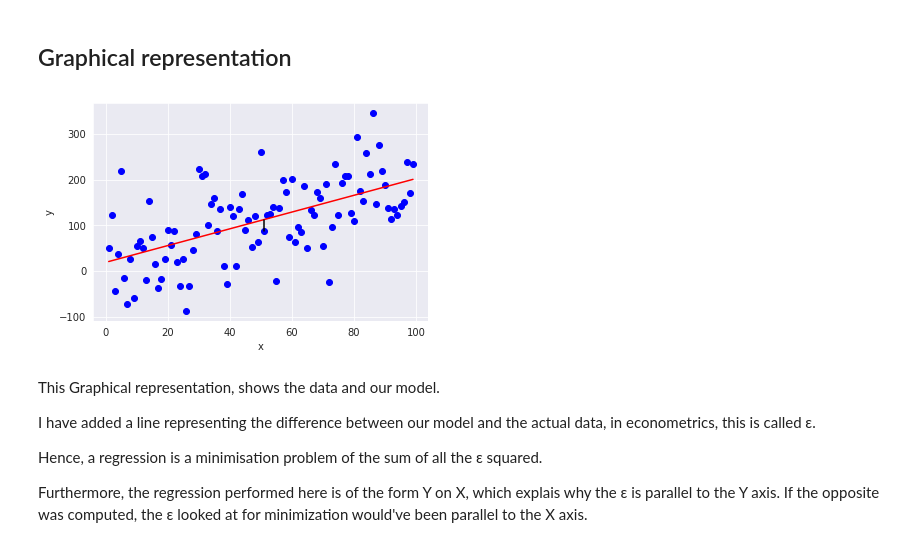
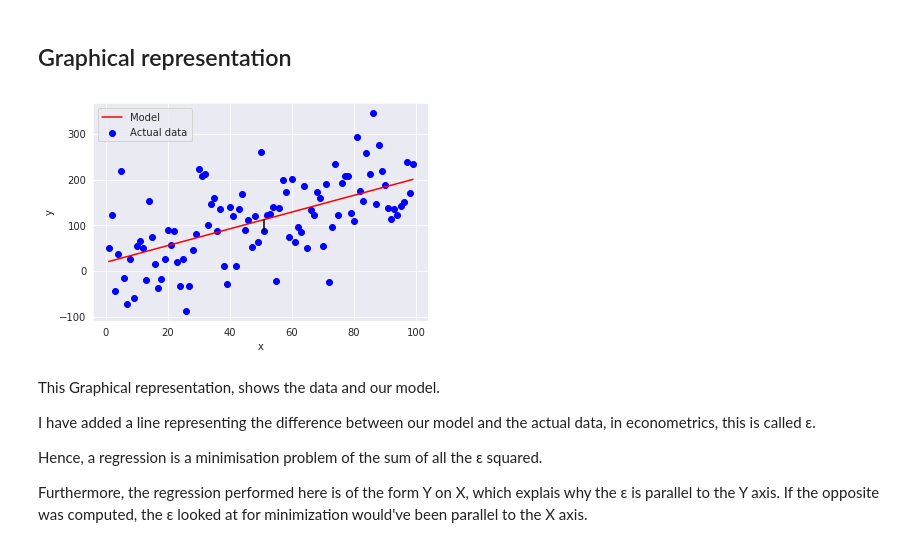
Before and after one commit to KelianF/MachineLearning, a Jupyter notebook: Supervised/Linear_Regression.ipynb, the cells around one changed output. Saved outputs shown, nothing was run; the diff lists cells and outputs as text; code cells hidden in the pictures.

```diff
--- a/Supervised/Linear_Regression.ipynb
+++ b/Supervised/Linear_Regression.ipynb
@@ -47,14 +49,15 @@ R2 is: 0.35
 # %% [markdown]
 ## Graphical representation
 # %%
-plt.scatter(x,y, color='blue')
-plt.plot(x,y_hat, color='red')
+plt.scatter(x,y, color='blue', label ='Actual data')
+plt.plot(x,y_hat, color='red', label ='Model')
 plt.plot((x[50],x[50]) ,(y[50], y_hat[50]), color='black')
 plt.xlabel('x')
 plt.ylabel('y')
+plt.legend()
 plt.show()
 # %% [output]
-[figure, old version]
+[figure, new version]
 # %% [markdown]
 This Graphical representation, shows the data and our model.
 
```
Also changed, not shown: parts of 10 cells of this notebook.
